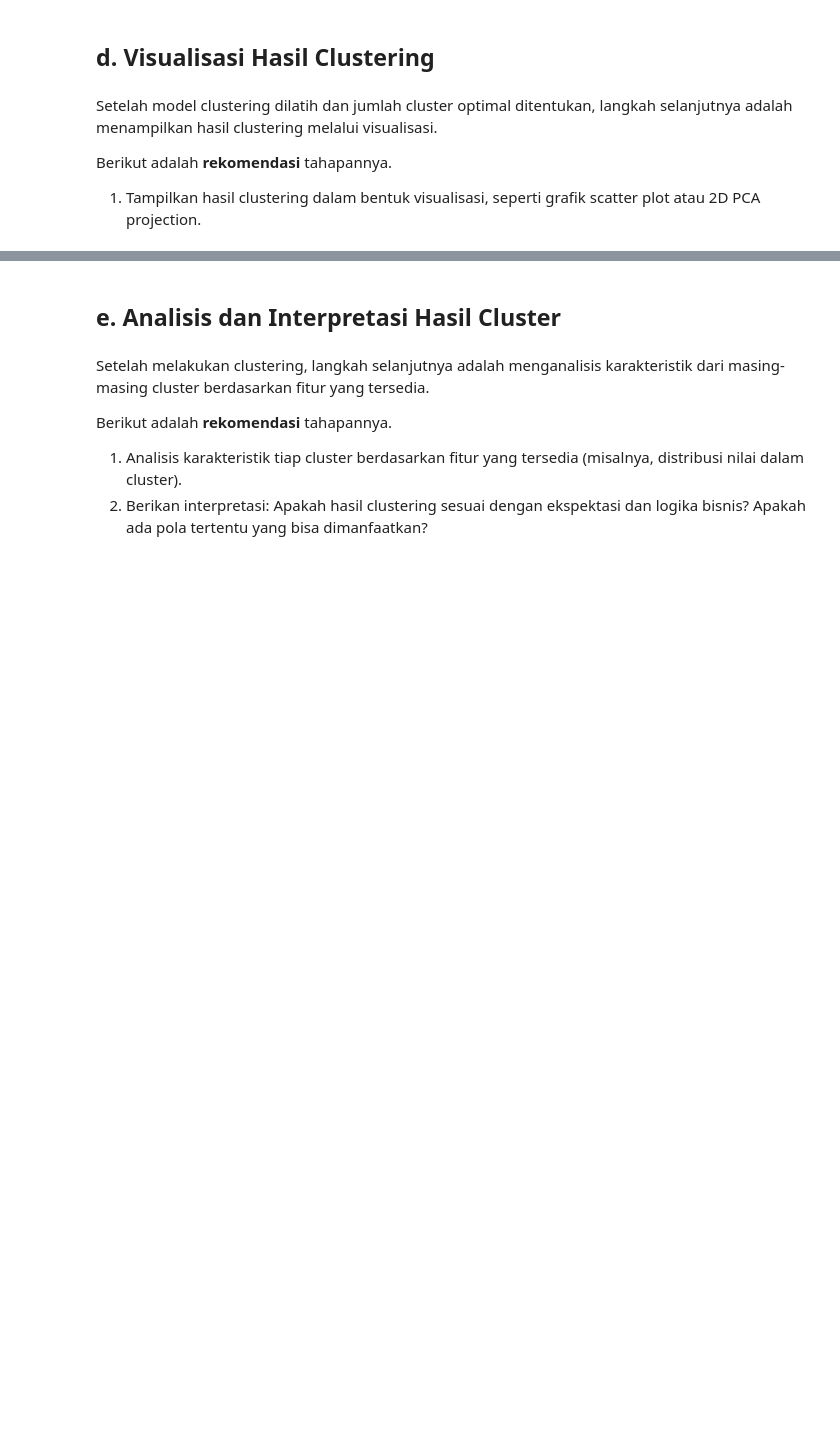
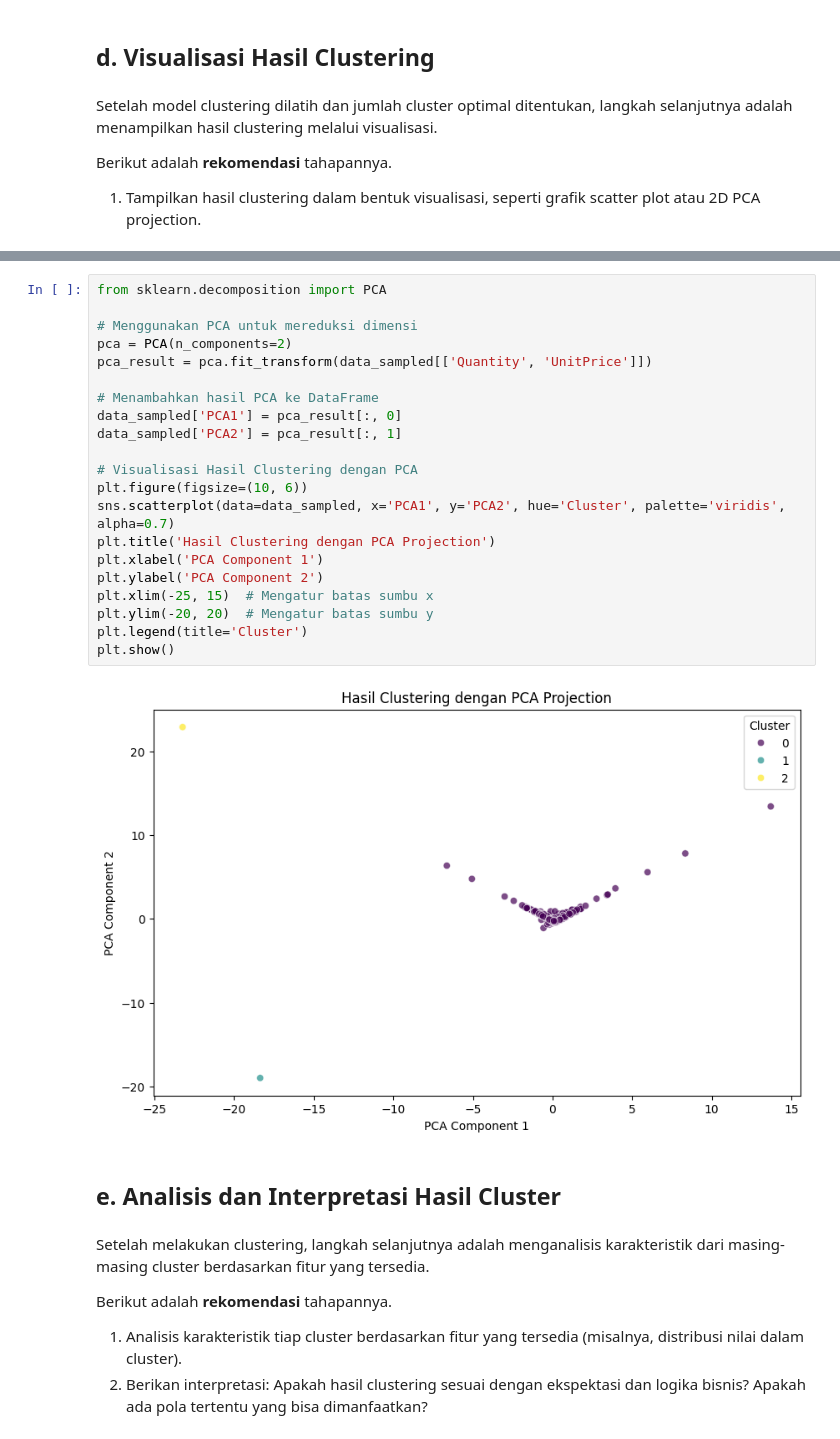
Before and after one commit to Loverzzz/E-commerceSales, a Jupyter notebook: [Clustering]_Submission_Akhir_BMLP_ReynaldoABT.ipynb, the cells around one changed output, grey strips where cells are left out. Cells and saved outputs as stored; diff of their text form; blank space fills up the shorter version.

```diff
--- a/[Clustering]_Submission_Akhir_BMLP_ReynaldoABT.ipynb
+++ b/[Clustering]_Submission_Akhir_BMLP_ReynaldoABT.ipynb
@@ -133,3 +285,26 @@ Berikut adalah **rekomendasi** tahapannya.
+# %%
+from sklearn.decomposition import PCA
+
+# Menggunakan PCA untuk mereduksi dimensi
+pca = PCA(n_components=2)
+pca_result = pca.fit_transform(data_sampled[['Quantity', 'UnitPrice']])
+
+# Menambahkan hasil PCA ke DataFrame
+data_sampled['PCA1'] = pca_result[:, 0]
+data_sampled['PCA2'] = pca_result[:, 1]
+
+# Visualisasi Hasil Clustering dengan PCA
+plt.figure(figsize=(10, 6))
+sns.scatterplot(data=data_sampled, x='PCA1', y='PCA2', hue='Cluster', palette='viridis', alpha=0.7)
+plt.title('Hasil Clustering dengan PCA Projection')
+plt.xlabel('PCA Component 1')
+plt.ylabel('PCA Component 2')
+plt.xlim(-25, 15)  # Mengatur batas sumbu x
+plt.ylim(-20, 20)  # Mengatur batas sumbu y
+plt.legend(title='Cluster')
+plt.show()
+# %% [output]
+[figure, added]
 # %% [markdown]
 ## **e. Analisis dan Interpretasi Hasil Cluster**
 # %% [markdown]
```
Also changed, not shown: parts of 19 cells of this notebook.
